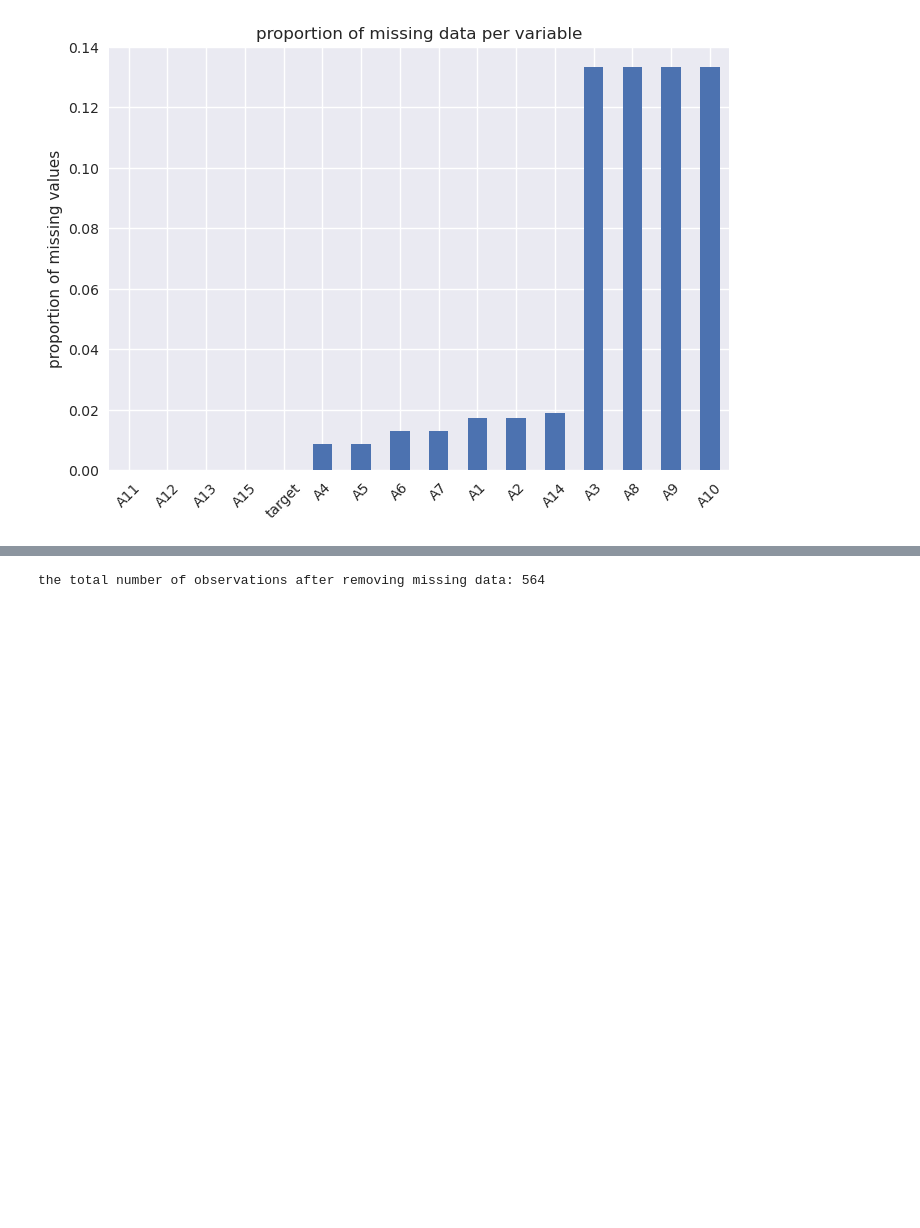
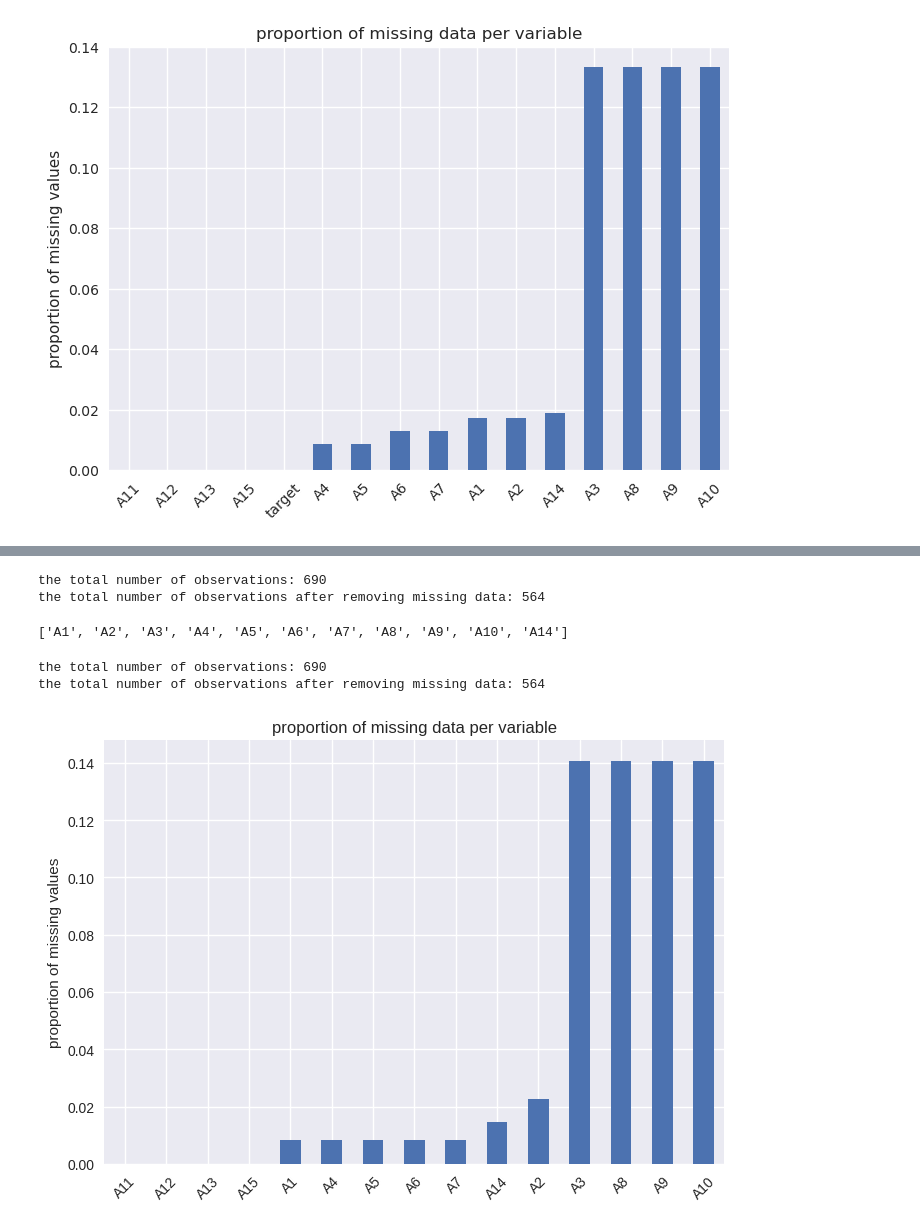
Before and after one commit to karvendhanm/Medium, a Jupyter notebook: preprocessing/missing_value_imputation.ipynb, the cells around one changed output, grey strips where cells are left out. Drawn from its saved outputs; the diff is of its cells as text; code cells hidden in the pictures; blank space fills up the shorter version.

```diff
--- a/preprocessing/missing_value_imputation.ipynb
+++ b/preprocessing/missing_value_imputation.ipynb
@@ -72,19 +71,37 @@ the total number of observations after removing missing data: 564
-# %%
-# custom transformer
-from sklearn.base import BaseEstimator, TransformerMixin
-
-class DropMissingData(BaseEstimator, TransformerMixin):
-    def __init__(self):
-        pass
-
-    def fit(self, X:pd.DataFrame):
-        return self
-
-    def transform(self, X:pd.DataFrame):
-         return X.dropna()
-# %%
-obj = DropMissingData()
-data_transformed = obj.fit_transform(data)
-print(f'the total number of observations after removing missing data: {len(data_transformed)}')
-# %% [output]
-the total number of observations after removing missing data: 564
+# %%
+data_cca = data.dropna()
+print(f'the total number of observations: {len(data)}')
+print(f'the total number of observations after removing missing data: {len(data_cca)}')
+# %% [output]
+the total number of observations: 690
+the total number of observations after removing missing data: 564
+# %%
+cca = DropMissingData(variables=None, missing_only=True)
+cca.fit(data)
+
+# attribute
+print(cca.variables_)
+
+data_cca_fe = cca.transform(data)
+# %% [output]
+['A1', 'A2', 'A3', 'A4', 'A5', 'A6', 'A7', 'A8', 'A9', 'A10', 'A14']
+# %%
+print(f'the total number of observations: {len(data)}')
+print(f'the total number of observations after removing missing data: {len(data_cca_fe)}')
+# %% [output]
+the total number of observations: 690
+the total number of observations after removing missing data: 564
+# %%
+X_train, X_test, y_train, y_test = train_test_split(data.drop("target", axis=1),
+                                                   data['target'],
+                                                   test_size=0.3,
+                                                   random_state=0
+                                                   )
+# %%
+with plt.style.context('seaborn'):
+    X_train.isna().mean().sort_values(ascending=True).plot.bar(rot=45)
+    plt.ylabel('proportion of missing values')
+    plt.title('proportion of missing data per variable')
+    plt.show()
+# %% [output]
+[figure, added]
```
Also changed, not shown: parts of 6 cells of this notebook.
